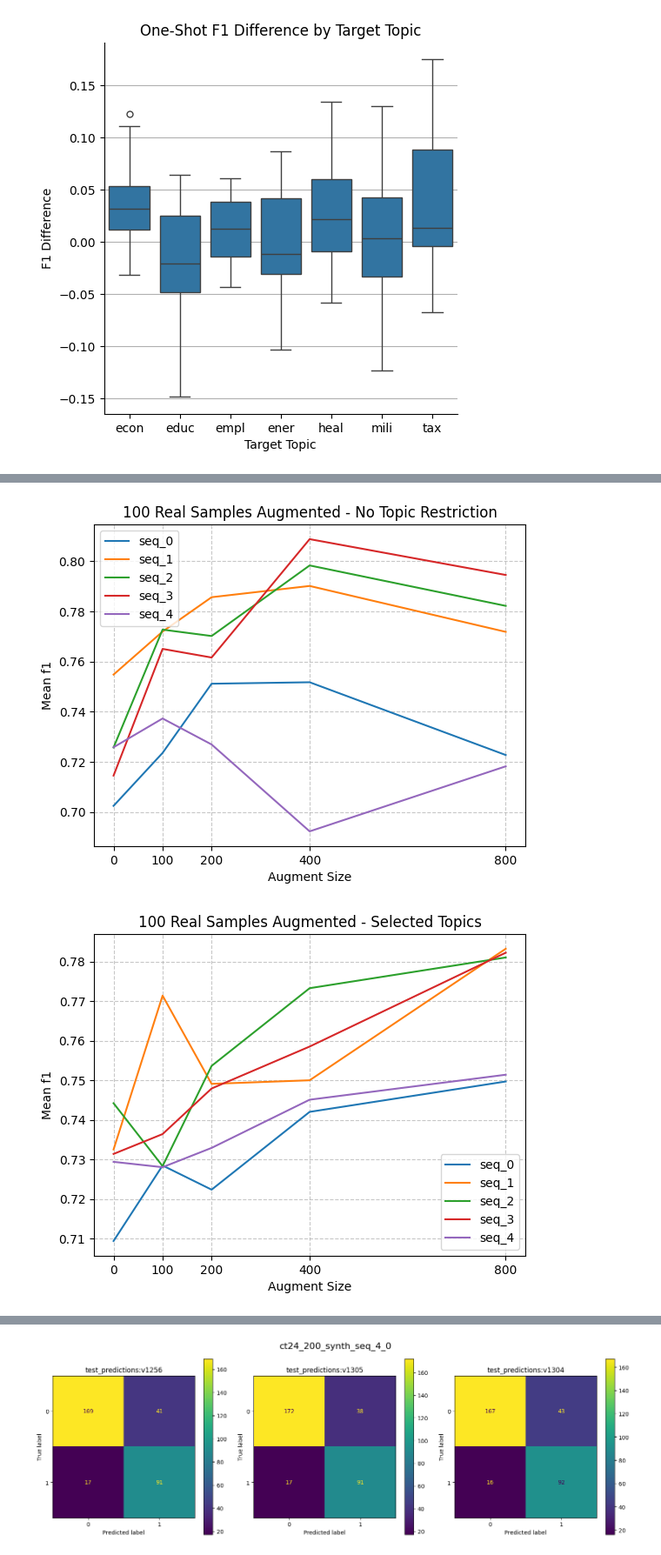
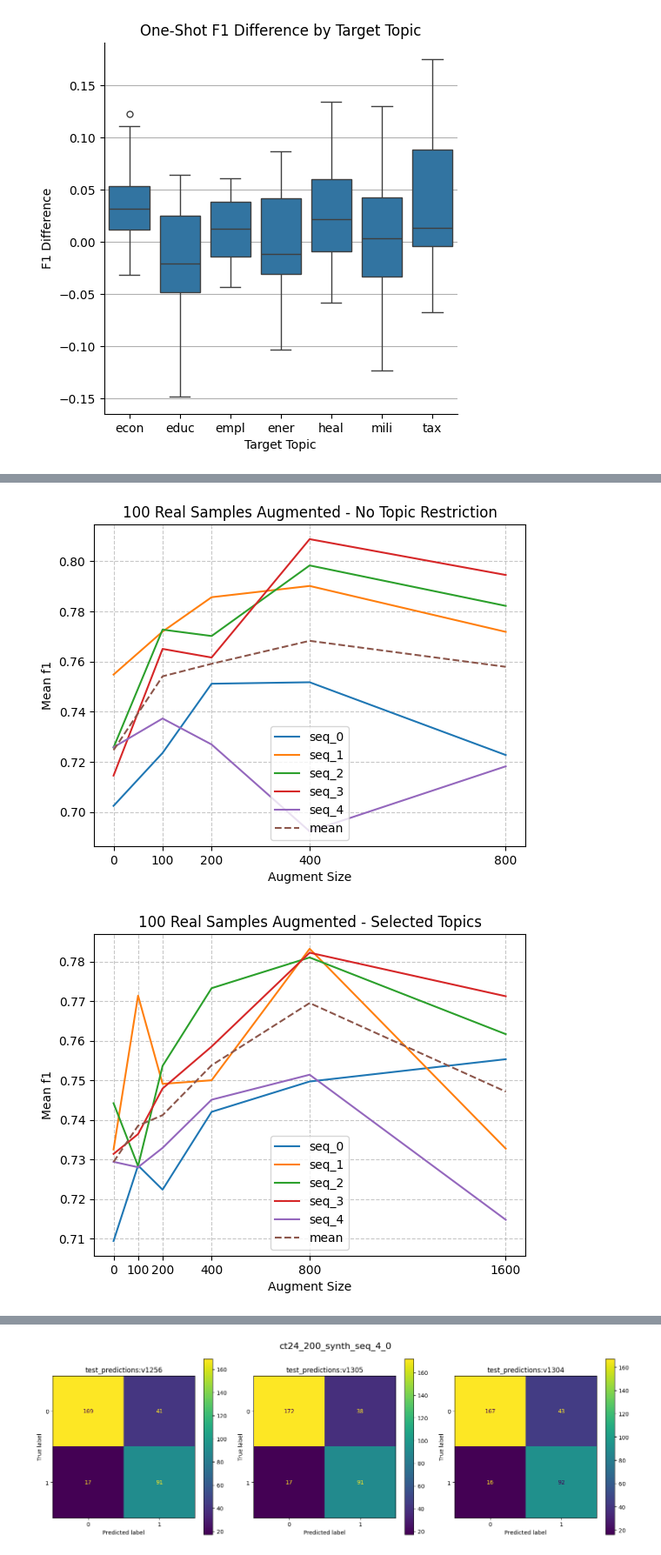
Before and after one commit to BashPrince/thesis, a Jupyter notebook: analysis/analysis.ipynb, the cells around one changed output, grey strips where cells are left out. Shown at 87% size. Saved outputs shown, nothing was run; the diff lists cells and outputs as text; code cells hidden in the pictures.

Commit message:
new sequences

```diff
--- a/analysis/analysis.ipynb
+++ b/analysis/analysis.ipynb
@@ -312,16 +312,20 @@ def line_graph_sequence(title: str, metric_data: dict[str, tuple[np.array, list[
     and list of numpy arrays containing multiple metrics at each step in the sequence
     metric_name (str): Name of the measured metric
     """
-
+    sequence_means = []
     for name, seq in metric_data.items():
         x = seq[0] # Dataset sizes
         metrics = seq[1] # Measurements at each size
         means = np.array([step_metric.mean() for step_metric in metrics])
         stds = np.array([step_metric.std() for step_metric in metrics])
+        sequence_means.append(means)
         plt.plot(x, means, label=name)
 
         if std_scale:
             plt.fill_between(x, means - std_scale * stds, means + std_scale * stds, alpha=0.1)
+
+    total_mean = np.stack(sequence_means).mean(axis=0)
+    plt.plot(x, total_mean, label="mean", linestyle="--")
 
     plt.grid(axis='both', linestyle='--', alpha=0.7)
     plt.title(title)
@@ -331,6 +335,7 @@ def line_graph_sequence(title: str, metric_data: dict[str, tuple[np.array, list[
     plt.ylabel("Mean " + metric_name)
     plt.legend()
     plt.show()
+    return means
 # %%
 def plot_sequence_conf_mats(sequence: list[dict], use_cached=True):
     cms = []
@@ -966,14 +971,14 @@ seq_groups = [
     },
     {
         "sequences": [
-            {"run_names": ("experiment_002_seq_0_aug_0", "experiment_002_seq_0_aug_100", "experiment_002_seq_0_aug_200", "experiment_002_seq_0_aug_400", "experiment_002_seq_0_aug_800"), "plot_name": "seq_0"},
-            {"run_names": ("experiment_002_seq_1_aug_0", "experiment_002_seq_1_aug_100", "experiment_002_seq_1_aug_200", "experiment_002_seq_1_aug_400", "experiment_002_seq_1_aug_800"), "plot_name": "seq_1"},
-            {"run_names": ("experiment_002_seq_2_aug_0", "experiment_002_seq_2_aug_100", "experiment_002_seq_2_aug_200", "experiment_002_seq_2_aug_400", "experiment_002_seq_2_aug_800"), "plot_name": "seq_2"},
-            {"run_names": ("experiment_002_seq_3_aug_0", "experiment_002_seq_3_aug_100", "experiment_002_seq_3_aug_200", "experiment_002_seq_3_aug_400", "experiment_002_seq_3_aug_800"), "plot_name": "seq_3"},
-            {"run_names": ("experiment_002_seq_4_aug_0", "experiment_002_seq_4_aug_100", "experiment_002_seq_4_aug_200", "experiment_002_seq_4_aug_400", "experiment_002_seq_4_aug_800"), "plot_name": "seq_4"},
+            {"run_names": ("experiment_002_seq_0_aug_0", "experiment_002_seq_0_aug_100", "experiment_002_seq_0_aug_200", "experiment_002_seq_0_aug_400", "experiment_002_seq_0_aug_800", "experiment_002_seq_0_aug_1600"), "plot_name": "seq_0"},
+            {"run_names": ("experiment_002_seq_1_aug_0", "experiment_002_seq_1_aug_100", "experiment_002_seq_1_aug_200", "experiment_002_seq_1_aug_400", "experiment_002_seq_1_aug_800", "experiment_002_seq_1_aug_1600"), "plot_name": "seq_1"},
+            {"run_names": ("experiment_002_seq_2_aug_0", "experiment_002_seq_2_aug_100", "experiment_002_seq_2_aug_200", "experiment_002_seq_2_aug_400", "experiment_002_seq_2_aug_800", "experiment_002_seq_2_aug_1600"), "plot_name": "seq_2"},
+            {"run_names": ("experiment_002_seq_3_aug_0", "experiment_002_seq_3_aug_100", "experiment_002_seq_3_aug_200", "experiment_002_seq_3_aug_400", "experiment_002_seq_3_aug_800", "experiment_002_seq_3_aug_1600"), "plot_name": "seq_3"},
+            {"run_names": ("experiment_002_seq_4_aug_0", "experiment_002_seq_4_aug_100", "experiment_002_seq_4_aug_200", "experiment_002_seq_4_aug_400", "experiment_002_seq_4_aug_800", "experiment_002_seq_4_aug_1600"), "plot_name": "seq_4"},
         ],
         "title": "100 Real Samples Augmented - Selected Topics",
-        "sizes": np.array([0, 100, 200, 400, 800]),
+        "sizes": np.array([0, 100, 200, 400, 800, 1600]),
         "x-label": "Augment Size",
         "std_scale": 0
     },
@@ -1003,6 +1008,19 @@ seq_groups = [
         "x-label": "Augment Size",
         "std_scale": 0
     },
+    {
+        "sequences": [
+            {"run_names": ("experiment_008_seq_0_aug_0", "experiment_008_seq_0_aug_100", "experiment_008_seq_0_aug_200", "experiment_008_seq_0_aug_400", "experiment_008_seq_0_aug_800"), "plot_name": "seq_0"},
+            {"run_names": ("experiment_008_seq_1_aug_0", "experiment_008_seq_1_aug_100", "experiment_008_seq_1_aug_200", "experiment_008_seq_1_aug_400", "experiment_008_seq_1_aug_800"), "plot_name": "seq_1"},
+            {"run_names": ("experiment_008_seq_2_aug_0", "experiment_008_seq_2_aug_100", "experiment_008_seq_2_aug_200", "experiment_008_seq_2_aug_400", "experiment_008_seq_2_aug_800"), "plot_name": "seq_2"},
+            {"run_names": ("experiment_008_seq_3_aug_0", "experiment_008_seq_3_aug_100", "experiment_008_seq_3_aug_200", "experiment_008_seq_3_aug_400", "experiment_008_seq_3_aug_800"), "plot_name": "seq_3"},
+            {"run_names": ("experiment_008_seq_4_aug_0", "experiment_008_seq_4_aug_100", "experiment_008_seq_4_aug_200", "experiment_008_seq_4_aug_400", "experiment_008_seq_4_aug_800"), "plot_name": "seq_4"},
+        ],
+        "title": "Increasing Sequnce of Real Samples",
+        "sizes": np.array([100, 200, 300, 500, 900]),
+        "x-label": "Augment Size",
+        "std_scale": 0
+    },
 ]
 
 runs_to_linegraphs(seq_groups, metric="f1", load_from_cache=True)
@@ -1042,2 +1043,2 @@ wandb:   4 of 4 files downloaded.
-[figure, old version]
+[figure, new version]
-[figure, old version]
+[figure, new version]
```
Also changed, not shown: parts of 2 cells of this notebook, 53 other files.
